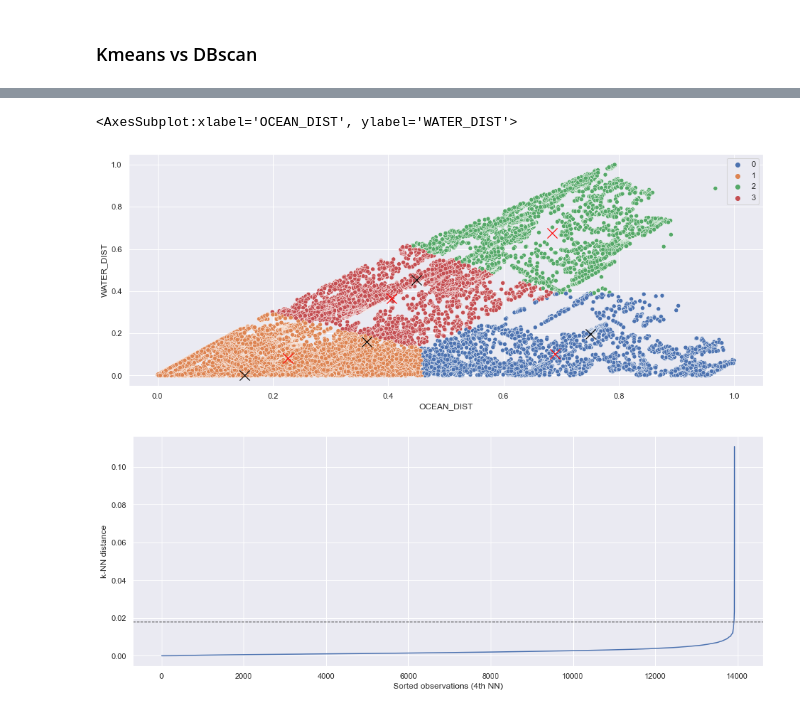
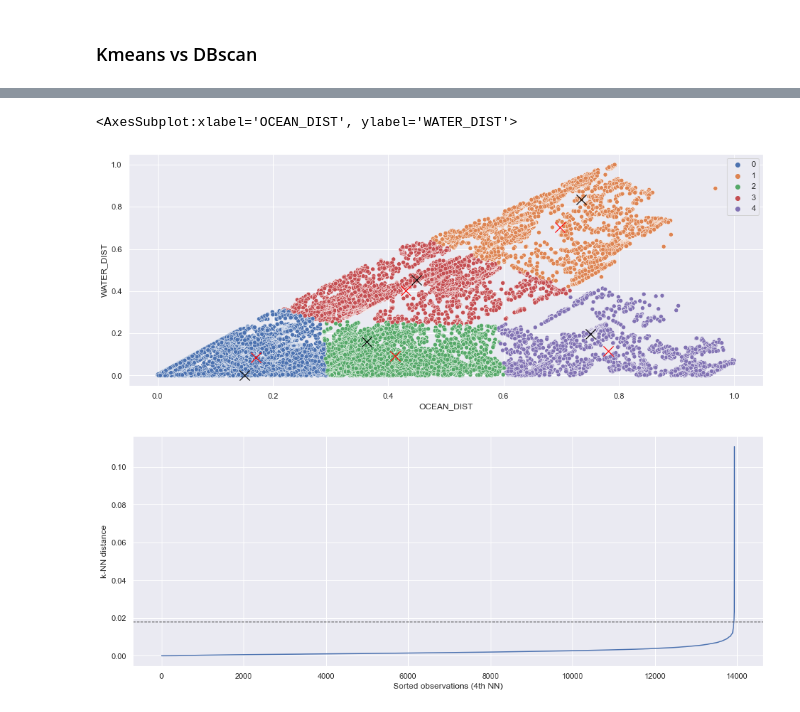
Before and after one commit to S-Samiksha/ClusteringAnalysis, a Jupyter notebook: Kmeans and Kmeans++.ipynb, the cells around one changed output, grey strips where cells are left out. Saved outputs shown, nothing was run; the diff lists cells and outputs as text; code cells hidden in the pictures.

```diff
--- a/Kmeans and Kmeans++.ipynb
+++ b/Kmeans and Kmeans++.ipynb
@@ -232,20 +216,20 @@ sb.scatterplot(data=dataset, x="LONGITUDE", y="LATITUDE", hue="clusters", palett
 # %%
 dataset = pd.read_csv("miami_housing.csv") #import data
 X = dataset[['OCEAN_DIST', 'WATER_DIST', 'PARCELNO']]
 X[['OCEAN_DIST', 'WATER_DIST']] = scaler.fit_transform(X[['OCEAN_DIST', 'WATER_DIST']])
-k_means = KMeans(n_clusters=4, init='k-means++', random_state=42)
-centers_init, indices = kmeans_plusplus(X[['OCEAN_DIST', 'WATER_DIST']].to_numpy(), n_clusters=4, random_state=42)
+k_means = KMeans(n_clusters=5, init='k-means++', random_state=42)
+centers_init, indices = kmeans_plusplus(X[['OCEAN_DIST', 'WATER_DIST']].to_numpy(), n_clusters=5, random_state=42)
 X['clusters'] = k_means.fit_predict(X[['OCEAN_DIST', 'WATER_DIST']])
 X = X[['PARCELNO', 'clusters']]
 dataset = dataset.merge(X, left_on="PARCELNO", right_on="PARCELNO")
 dataset[['OCEAN_DIST', 'WATER_DIST']] = scaler.fit_transform(dataset[['OCEAN_DIST', 'WATER_DIST']])
 plt.figure(figsize=(16, 6))
 sb.scatterplot(data=dataset, x="OCEAN_DIST", y="WATER_DIST", hue="clusters", palette="deep")
 sb.scatterplot(data=centers_init, x=centers_init[:, 0], y=centers_init[:, 1], color="black", marker="x", s=200)
 sb.scatterplot(data=k_means.cluster_centers_, x=k_means.cluster_centers_[:, 0], y=k_means.cluster_centers_[:, 1], color="red", marker="x", s=200)
 # %% [output]
 <AxesSubplot:xlabel='OCEAN_DIST', ylabel='WATER_DIST'>
-[figure, old version]
+[figure, new version]
 # %%
 #for dbscan
 dataset = pd.read_csv('./miami_housing.csv')
```
Also changed, not shown: parts of 8 cells of this notebook.
